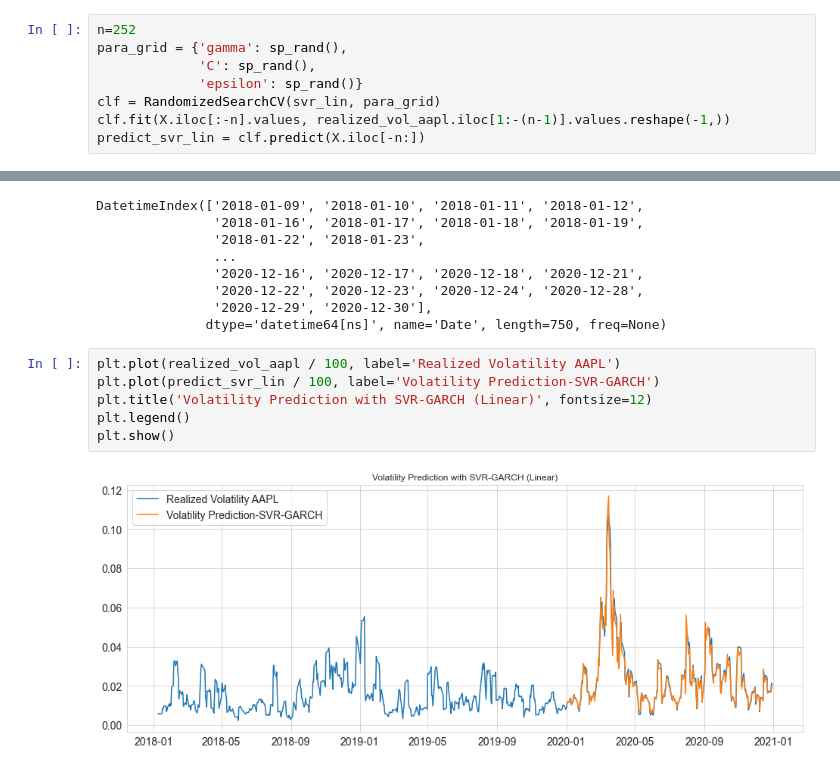
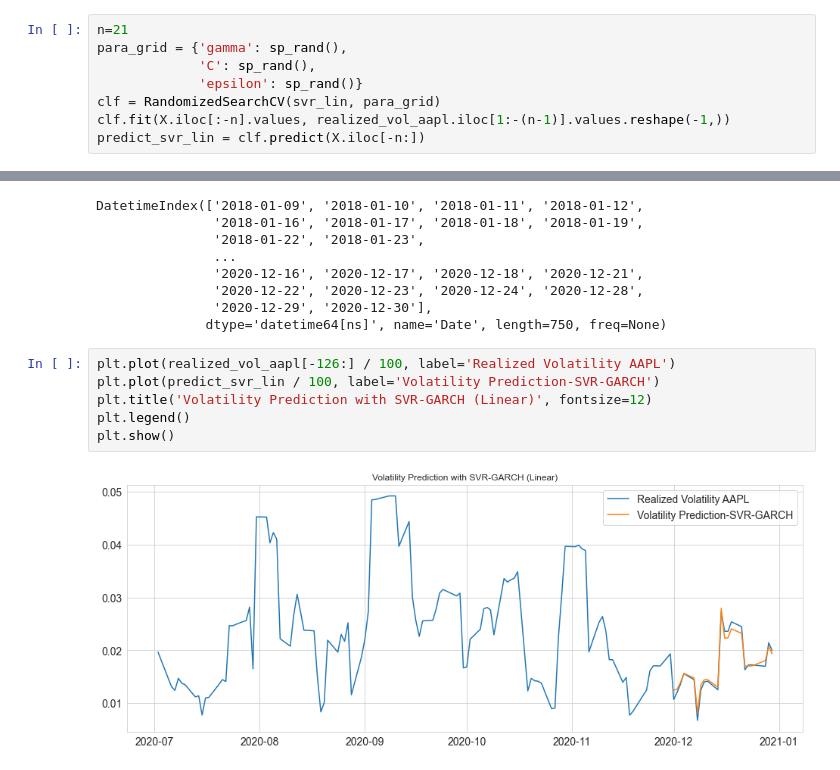
Before and after one commit to corentinwerenne/volatility_prediction, a Jupyter notebook: main.ipynb, the cells around one changed output, grey strips where cells are left out. Cells and saved outputs as stored; diff of their text form.

```diff
--- a/main.ipynb
+++ b/main.ipynb
@@ -374,5 +375,5 @@ svr_rbf = SVR(kernel='rbf')
 # %%
-n=252
+n=21
 para_grid = {'gamma': sp_rand(),
              'C': sp_rand(),
              'epsilon': sp_rand()}
@@ -395,10 +417,10 @@ DatetimeIndex(['2018-01-09', '2018-01-10', '2018-01-11', '2018-01-12',
                '2020-12-29', '2020-12-30'],
               dtype='datetime64[ns]', name='Date', length=750, freq=None)
 # %%
-plt.plot(realized_vol_aapl / 100, label='Realized Volatility AAPL')
+plt.plot(realized_vol_aapl[-126:] / 100, label='Realized Volatility AAPL')
 plt.plot(predict_svr_lin / 100, label='Volatility Prediction-SVR-GARCH')
 plt.title('Volatility Prediction with SVR-GARCH (Linear)', fontsize=12)
 plt.legend()
 plt.show()
 # %% [output]
-[figure, old version]
+[figure, new version]
```
Also changed, not shown: parts of 12 cells of this notebook.
